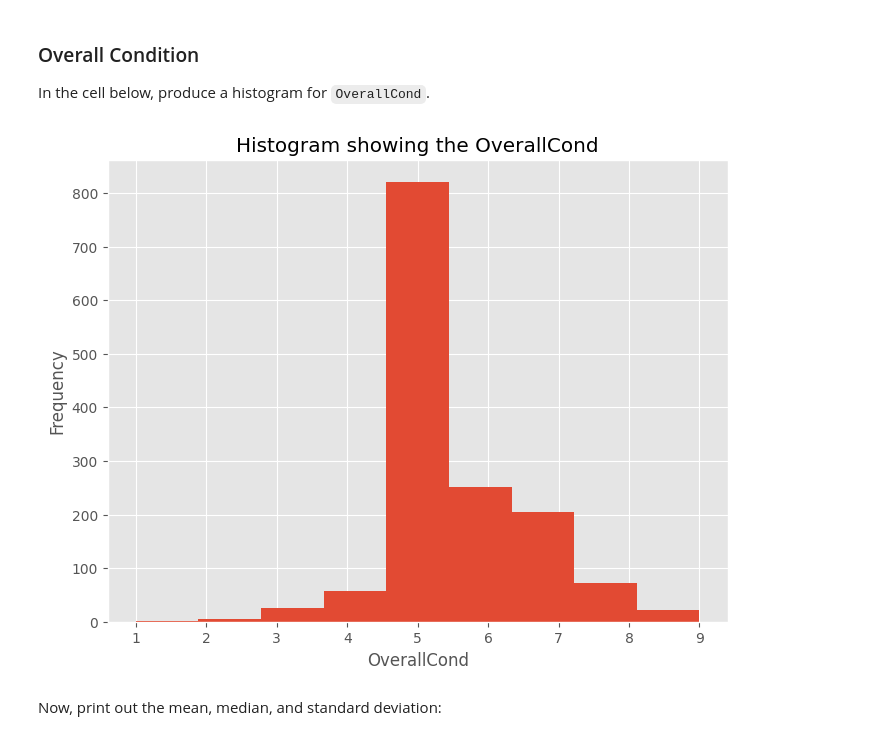
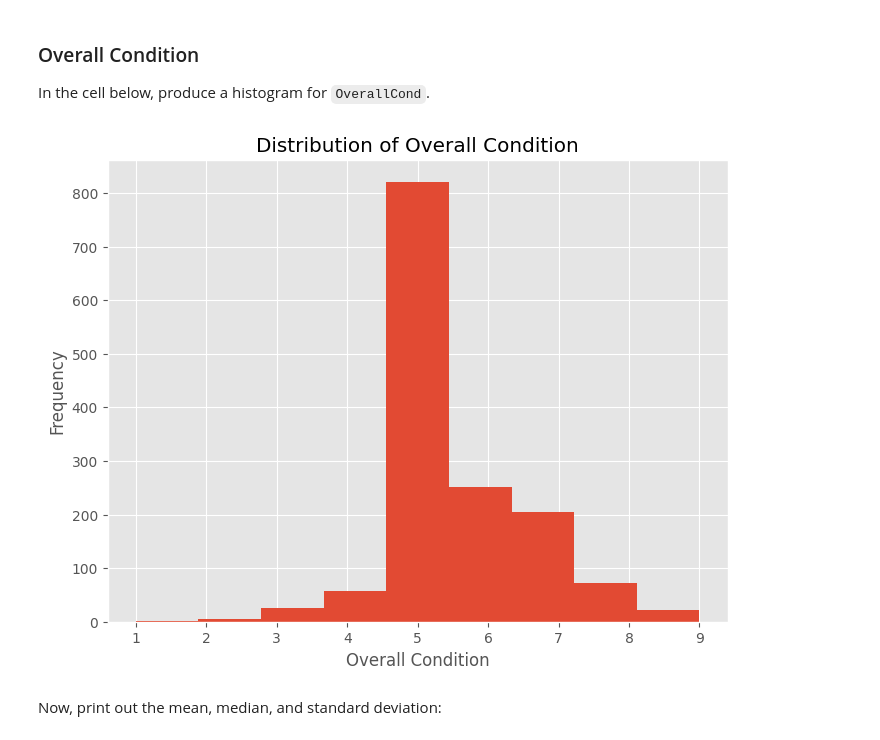
Before and after one commit to D-EKALE/dsc-pandas-eda-lab, a Jupyter notebook: index.ipynb, the cells around one changed output. Saved outputs shown, nothing was run; the diff lists cells and outputs as text; code cells hidden in the pictures.

```diff
--- a/index.ipynb
+++ b/index.ipynb
@@ -231,14 +231,14 @@ In the cell below, produce a histogram for `OverallCond`.
 # %%
 # Your code here
 plt.style.use('ggplot')
 fig, ax = plt.subplots(figsize=(8,6))
 ax.hist(df.OverallCond, bins=9)
-ax.set_title("Histogram showing the OverallCond")
-ax.set_xlabel('OverallCond')
+ax.set_title("Distribution of Overall Condition")
+ax.set_xlabel('Overall Condition')
 ax.set_ylabel("Frequency")
 plt.show();
 # %% [output]
-[figure, old version]
+[figure, new version]
 # %% [markdown]
 Now, print out the mean, median, and standard deviation:
 # %%
```
Also changed, not shown: parts of 4 cells of this notebook.
